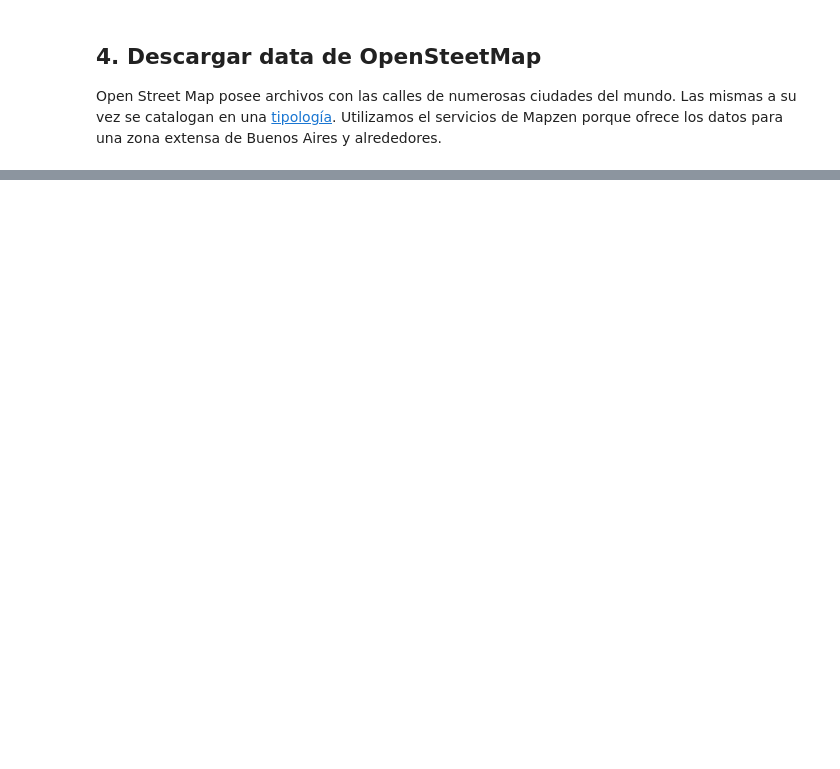
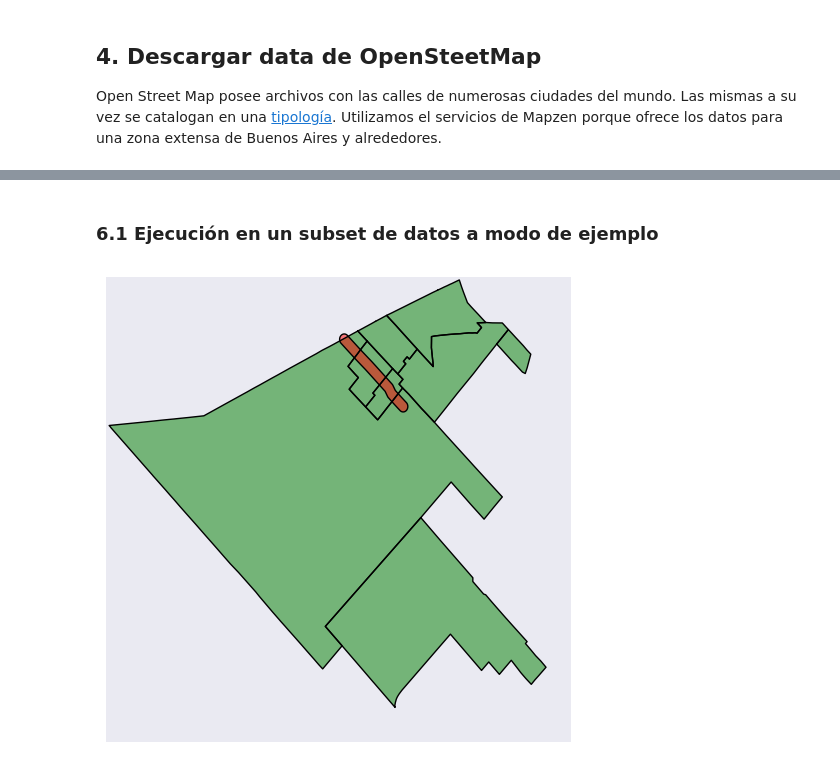
Before and after one commit to alephcero/thesis, a Jupyter notebook: src/crearCartografiaAGBA.ipynb, the cells around one changed output, grey strips where cells are left out. Cells and saved outputs as stored; diff of their text form; code cells hidden in the pictures; blank space fills up the shorter version.

```diff
--- a/src/crearCartografiaAGBA.ipynb
+++ b/src/crearCartografiaAGBA.ipynb
@@ -293 +345,3 @@ calles.columns = [u'highway', u'geometry']
+# %% [markdown]
+### 6.1 Ejecución en un subset de datos a modo de ejemplo
 # %%
@@ -304,6 +356,9 @@ calleAislada.columns = [u'highway', u'geometry']
 # %%
 fig = plt.figure(figsize=(6,6))
 ax = fig.add_subplot(1,1,1)
 radiosSel.plot(ax=ax,color='green')
-calleAislada.plot(ax=ax,color='blue')
 calleConectada.plot(ax=ax,color='red')
+ax.get_xaxis().set_visible(False)
+ax.get_yaxis().set_visible(False)
+# %% [output]
+[figure, added]
```
Also changed, not shown: parts of 38 cells of this notebook, 1 other file.
